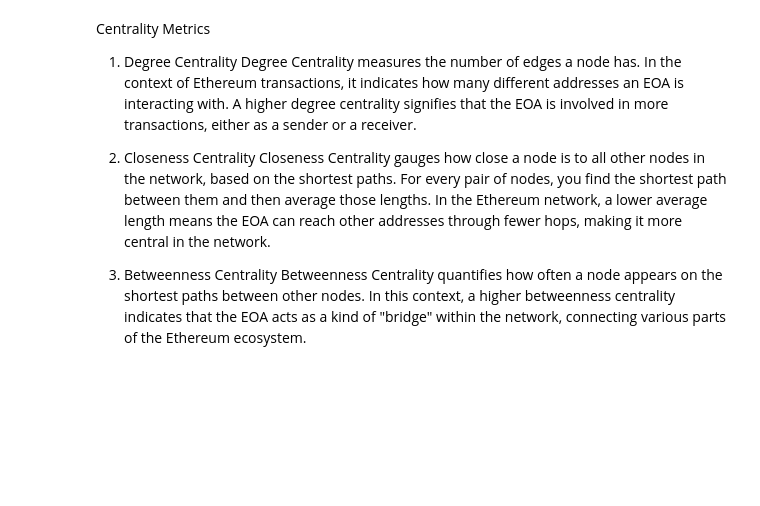
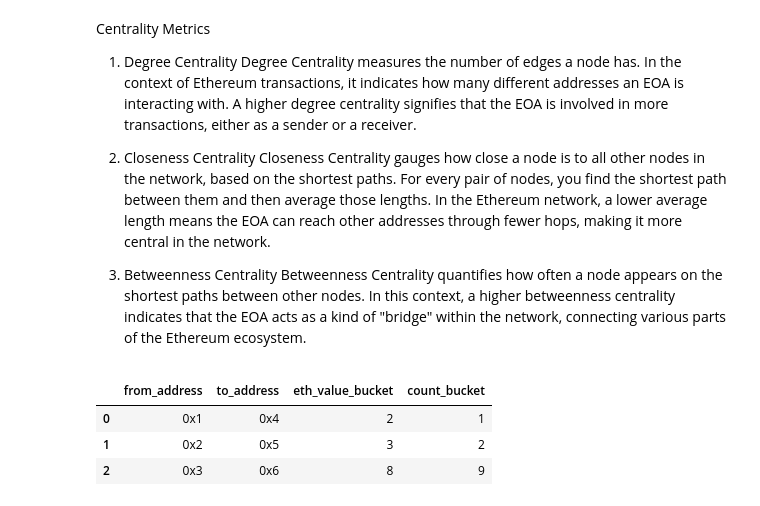
Before and after one commit to epowell101/mscGNN-work, a Jupyter notebook: EDA_and_preprocessing.ipynb, the cells around one changed output. Saved outputs shown, nothing was run; the diff lists cells and outputs as text; code cells hidden in the pictures; blank space fills up the shorter version.

Commit message:
adding more bucketization

```diff
--- a/EDA_and_preprocessing.ipynb
+++ b/EDA_and_preprocessing.ipynb
@@ -421,3 +422,99 @@ Closeness Centrality gauges how close a node is to all other nodes in the networ
 
 3. Betweenness Centrality
 Betweenness Centrality quantifies how often a node appears on the shortest paths between other nodes. In this context, a higher betweenness centrality indicates that the EOA acts as a kind of "bridge" within the network, connecting various parts of the Ethereum ecosystem.
+# %%
+import pandas as pd
+
+def bucketize_transactions(aggregated_df):
+    """
+    Bucketizes the transaction features based on their value and count.
+
+    Parameters:
+    - aggregated_df: DataFrame, contains aggregated transactions
+
+    Returns:
+    - bucketized_df: DataFrame, with bucketized features
+    """
+    # Initialize an empty DataFrame to hold bucketized features
+    bucketized_df = pd.DataFrame(columns=['from_address', 'to_address', 'eth_value_bucket', 'count_bucket'])
+
+    # Loop through each row in the aggregated DataFrame
+    for index, row in aggregated_df.iterrows():
+        eth_value = row['eth_value']
+        count = row['count']
+
+        # Bucketize `eth_value`
+        if eth_value == 0:
+            eth_value_bucket = 1
+        elif eth_value <= 591:
+            eth_value_bucket = 2
+        elif eth_value <= 6195:
+            eth_value_bucket = 3
+        elif eth_value <= 21255:
+            eth_value_bucket = 4
+        elif eth_value <= 50161:
+            eth_value_bucket = 5
+        elif eth_value <= 100120:
+            eth_value_bucket = 6
+        elif eth_value <= 208727:
+            eth_value_bucket = 7
+        elif eth_value <= 508961:
+            eth_value_bucket = 8
+        elif eth_value <= 1360574:
+            eth_value_bucket = 9
+        elif eth_value <= 6500000:
+            eth_value_bucket = 10
+        elif eth_value <= 143791433950:
+            eth_value_bucket = 11
+        else:
+            eth_value_bucket = 12
+
+        # Bucketize `count`
+        if count == 0:
+            count_bucket = 0
+        elif count == 1:
+            count_bucket = 1
+        elif count == 2:
+            count_bucket = 2
+        elif count == 3:
+            count_bucket = 3
+        elif count == 4:
+            count_bucket = 4
+        elif count == 5:
+            count_bucket = 5
+        elif count == 6:
+            count_bucket = 6
+        elif count == 7:
+            count_bucket = 7
+        elif 8 < count <= 10:
+            count_bucket = 8
+        elif 10 < count <= 20:
+            count_bucket = 9
+        else:
+            count_bucket = 10
+
+        # Append the bucketized features to the new DataFrame
+        bucketized_df = bucketized_df.append({
+            'from_address': row['from_address'],
+            'to_address': row['to_address'],
+            'eth_value_bucket': eth_value_bucket,
+            'count_bucket': count_bucket
+        }, ignore_index=True)
+
+    return bucketized_df
+
+# Dummy data to test the function
+aggregated_df = pd.DataFrame({
+    'from_address': ['0x1', '0x2', '0x3'],
+    'to_address': ['0x4', '0x5', '0x6'],
+    'eth_value': [100, 6000, 300000],
+    'count': [1, 2, 15]
+})
+
+bucketized_df = bucketize_transactions(aggregated_df)
+bucketized_df
+# %% [output]
+|  | from_address | to_address | eth_value_bucket | count_bucket |
+| 0 | 0x1 | 0x4 | 2 | 1 |
+| 1 | 0x2 | 0x5 | 3 | 2 |
+| 2 | 0x3 | 0x6 | 8 | 9 |
```
Also changed, not shown: parts of 1 cell of this notebook.
